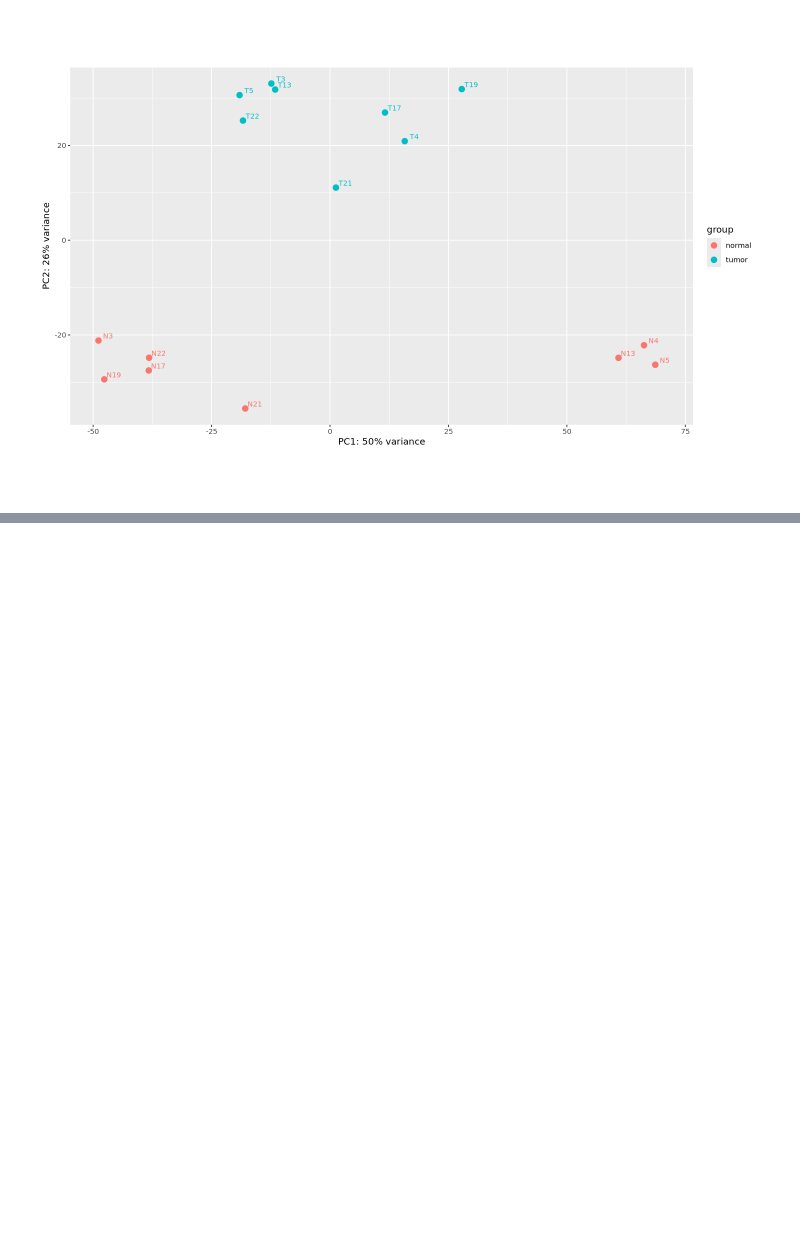
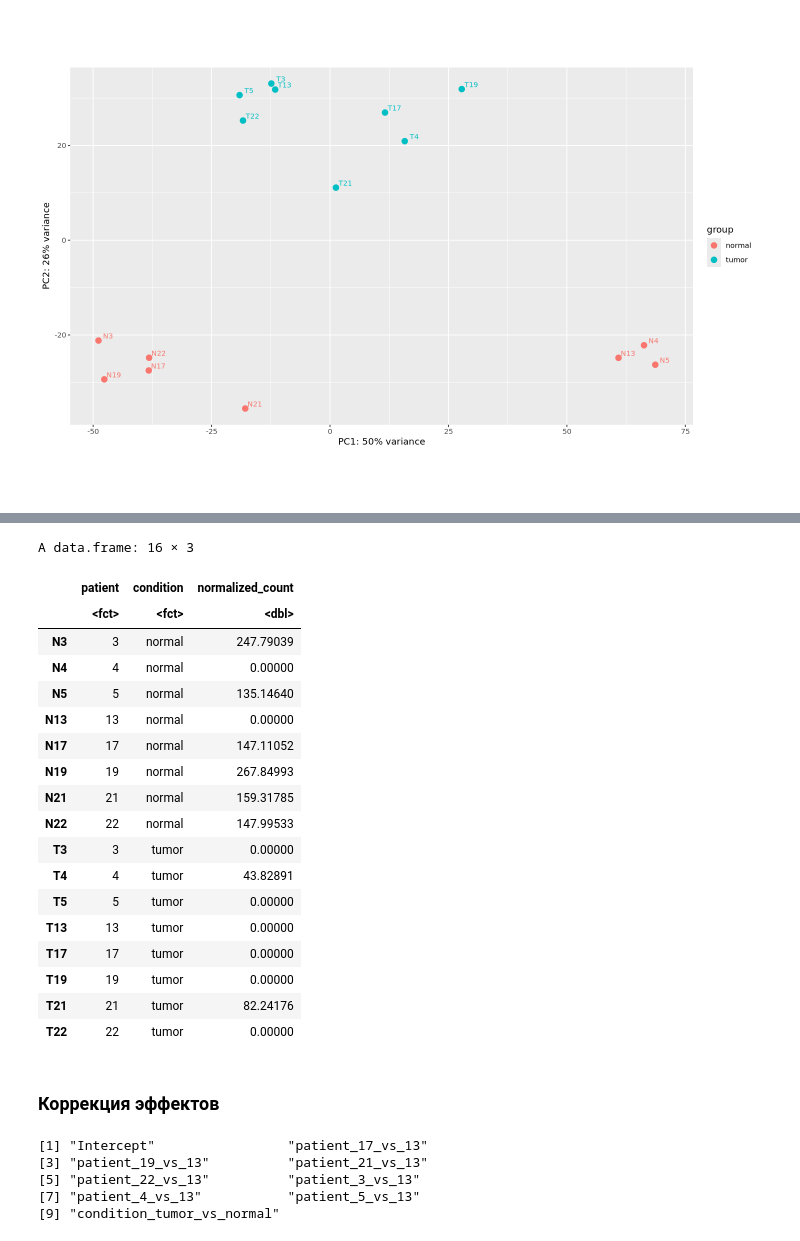
Before and after one commit to AnKraeva/esophageal-cancer-rnaseq, a Jupyter notebook: DESeq.ipynb, the cells around one changed output, grey strips where cells are left out. Drawn from its saved outputs; the diff is of its cells as text; code cells hidden in the pictures; blank space fills up the shorter version.

```diff
--- a/01_tximport.ipynb
+++ b/DESeq.ipynb
@@ -358,0 +428,38 @@ using ntop=500 top features by variance
+# %%
+# нормализованные каунты этого гена для каждого пациента и условия
+data.frame(
+  patient = dds_de$patient,
+  condition = dds_de$condition,
+  normalized_count = counts(dds_de, normalized = TRUE)["ENSG00000220842.6", ]
+)
+# %% [output]
+A data.frame: 16 × 3
+|  | patient | condition | normalized_count |
+|  | <fct> | <fct> | <dbl> |
+| N3 | 3 | normal | 247.79039 |
+| N4 | 4 | normal | 0.00000 |
+| N5 | 5 | normal | 135.14640 |
+| N13 | 13 | normal | 0.00000 |
+| N17 | 17 | normal | 147.11052 |
+| N19 | 19 | normal | 267.84993 |
+| N21 | 21 | normal | 159.31785 |
+| N22 | 22 | normal | 147.99533 |
+| T3 | 3 | tumor | 0.00000 |
+| T4 | 4 | tumor | 43.82891 |
+| T5 | 5 | tumor | 0.00000 |
+| T13 | 13 | tumor | 0.00000 |
+| T17 | 17 | tumor | 0.00000 |
+| T19 | 19 | tumor | 0.00000 |
+| T21 | 21 | tumor | 82.24176 |
+| T22 | 22 | tumor | 0.00000 |
+# %% [markdown]
+### Коррекция эффектов
+# %%
+# названия коэффициентов рассчитанной модели
+resultsNames(dds_de)
+# %% [output]
+[1] "Intercept"                 "patient_17_vs_13"
+[3] "patient_19_vs_13"          "patient_21_vs_13"
+[5] "patient_22_vs_13"          "patient_3_vs_13"
+[7] "patient_4_vs_13"           "patient_5_vs_13"
+[9] "condition_tumor_vs_normal"
```
Also changed, not shown: parts of 21 cells of this notebook, 1 other file.
